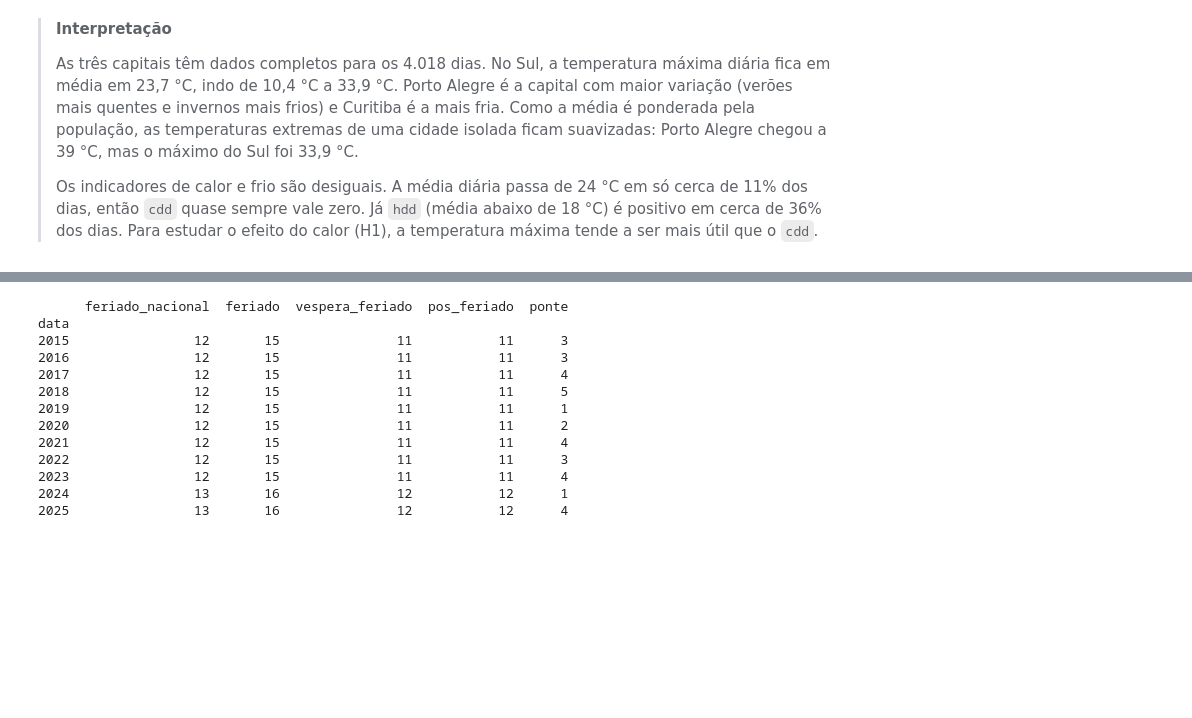
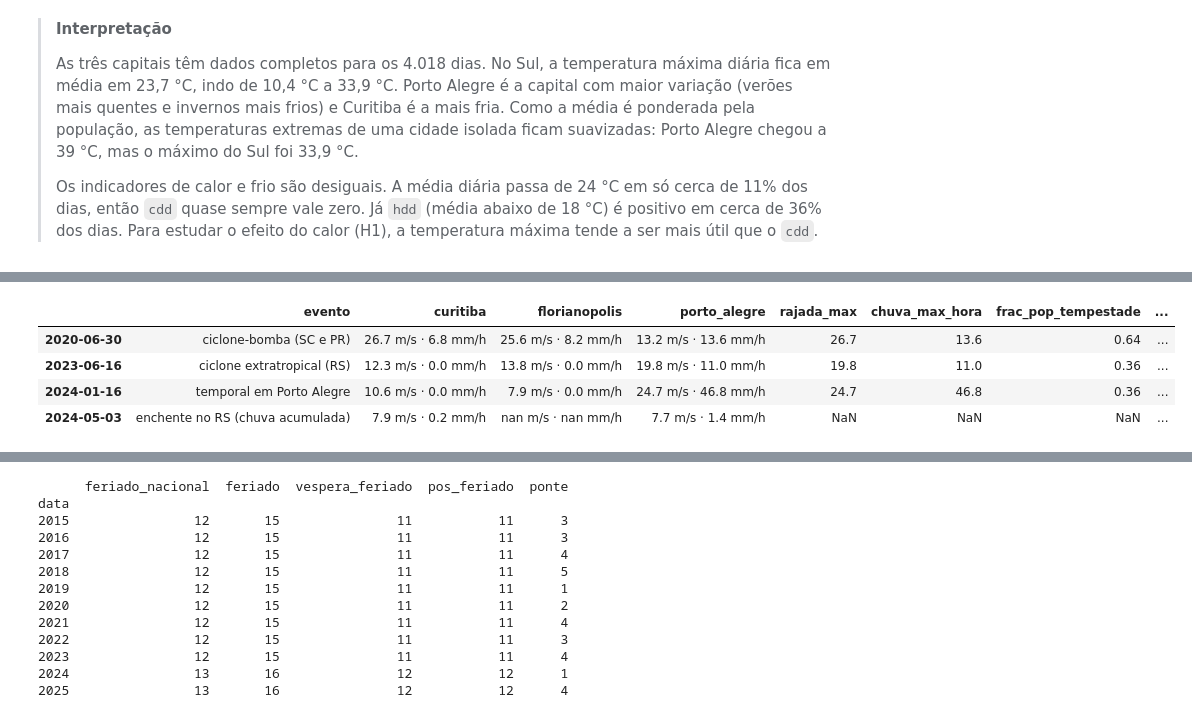
Before and after one commit to kaikezcarvalho/opt004-previsao-carga-sul, a Jupyter notebook: 02_preparacao.ipynb, the cells around one changed output, grey strips where cells are left out. Cells and saved outputs as stored; diff of their text form; code cells hidden in the pictures; blank space fills up the shorter version.

```diff
--- a/02_preparacao.ipynb
+++ b/02_preparacao.ipynb
@@ -358,0 +527,23 @@ clima_d.describe().round(1)
+# %%
+# Conferência com eventos conhecidos
+EVENTOS_CONHECIDOS = {
+    "2020-06-30": "ciclone-bomba (SC e PR)",
+    "2023-06-16": "ciclone extratropical (RS)",
+    "2024-01-16": "temporal em Porto Alegre",
+    "2024-05-03": "enchente no RS (chuva acumulada)",
+}
+# Carga máxima do dia dividida pela média móvel centrada de 365 dias (só descritivo: retira a tendência)
+carga_dia = h.groupby(h["instante"].dt.normalize())["carga"].max()
+carga_rel = carga_dia / carga_dia.rolling(365, center=True, min_periods=200).mean()
+
+cols = ["rajada_max", "chuva_max_hora", "frac_pop_tempestade"]
+pd.DataFrame({d: {"evento": e, **{n: f"{ev_cidade[n].loc[d, 'rajada_max']:.1f} m/s · {ev_cidade[n].loc[d, 'chuva_max_hora']:.1f} mm/h"
+                                  for n in CIDADES}, **eventos_d.loc[d, cols].round(2).to_dict(),
+                  "tmax_sul": round(clima_d.loc[d, "tmax"], 1), "carga_rel": round(carga_rel[d], 3)}
+              for d, e in EVENTOS_CONHECIDOS.items()}).T
+# %% [output]
+|  | evento | curitiba | florianopolis | porto_alegre | rajada_max | chuva_max_hora | frac_pop_tempestade | ... |
+| 2020-06-30 | ciclone-bomba (SC e PR) | 26.7 m/s · 6.8 mm/h | 25.6 m/s · 8.2 mm/h | 13.2 m/s · 13.6 mm/h | 26.7 | 13.6 | 0.64 | ... |
+| 2023-06-16 | ciclone extratropical (RS) | 12.3 m/s · 0.0 mm/h | 13.8 m/s · 0.0 mm/h | 19.8 m/s · 11.0 mm/h | 19.8 | 11.0 | 0.36 | ... |
+| 2024-01-16 | temporal em Porto Alegre | 10.6 m/s · 0.0 mm/h | 7.9 m/s · 0.0 mm/h | 24.7 m/s · 46.8 mm/h | 24.7 | 46.8 | 0.36 | ... |
+| 2024-05-03 | enchente no RS (chuva acumulada) | 7.9 m/s · 0.2 mm/h | nan m/s · nan mm/h | 7.7 m/s · 1.4 mm/h | NaN | NaN | NaN | ... |
```
Also changed, not shown: parts of 17 cells of this notebook, 4 other files.
